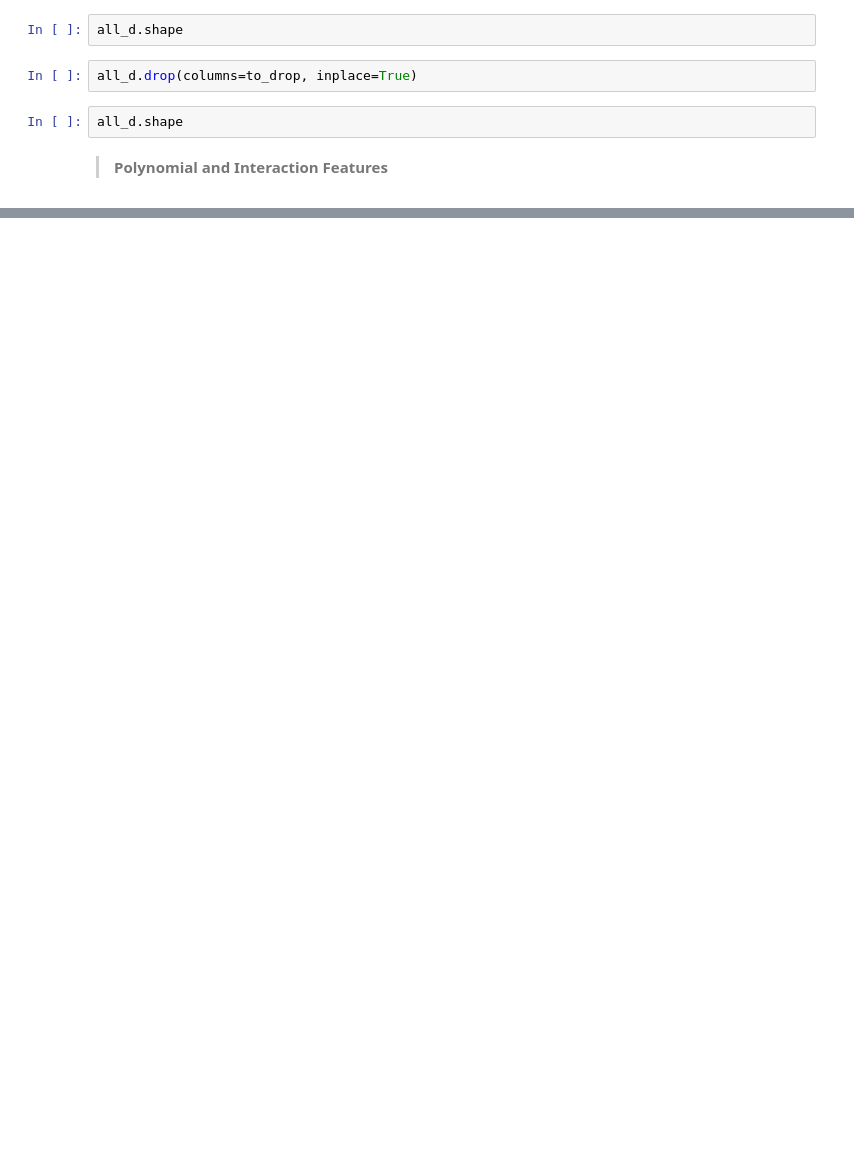
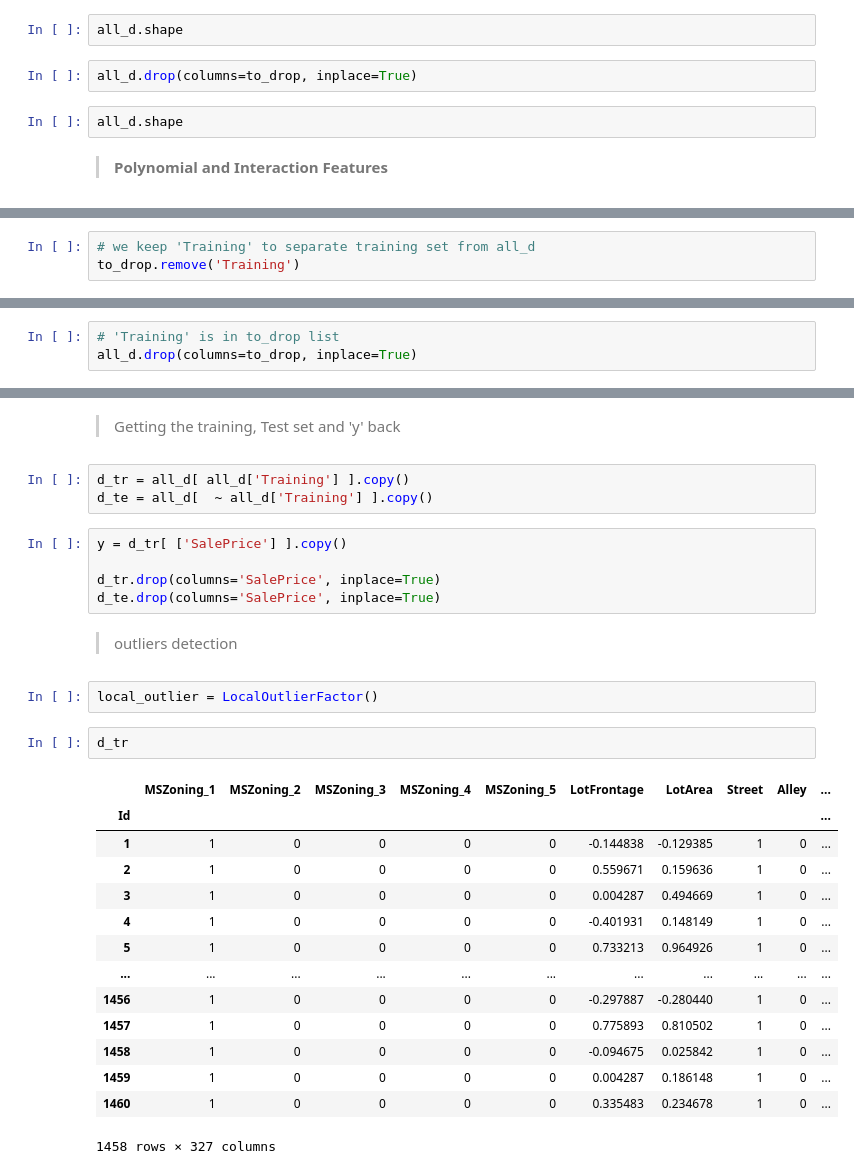
Before and after one commit to antirrabia/Data-Mining, a Jupyter notebook: notebooks/HousePrices(Final).ipynb, the cells around one changed output, grey strips where cells are left out. Drawn from its saved outputs; the diff is of its cells as text; blank space fills up the shorter version.

```diff
--- a/notebooks/HousePrices(Final).ipynb
+++ b/notebooks/HousePrices(Final).ipynb
@@ -742,0 +786,3 @@ len(numbers_col)
+# %%
+# we keep 'Training' to separate training set from all_d
+to_drop.remove('Training')
@@ -742,0 +793,3 @@ len(numbers_col)
+# %%
+# 'Training' is in to_drop list
+all_d.drop(columns=to_drop, inplace=True)
@@ -742,0 +800,31 @@ len(numbers_col)
+# %% [markdown]
+> Getting the training, Test set and 'y' back
+# %%
+d_tr = all_d[ all_d['Training'] ].copy()
+d_te = all_d[  ~ all_d['Training'] ].copy()
+# %%
+y = d_tr[ ['SalePrice'] ].copy()
+
+d_tr.drop(columns='SalePrice', inplace=True)
+d_te.drop(columns='SalePrice', inplace=True)
+# %% [markdown]
+> outliers detection
+# %%
+local_outlier = LocalOutlierFactor()
+# %%
+d_tr
+# %% [output]
+|  | MSZoning_1 | MSZoning_2 | MSZoning_3 | MSZoning_4 | MSZoning_5 | LotFrontage | LotArea | Street | Alley | ... |
+| Id |  |  |  |  |  |  |  |  |  | ... |
+| 1 | 1 | 0 | 0 | 0 | 0 | -0.144838 | -0.129385 | 1 | 0 | ... |
+| 2 | 1 | 0 | 0 | 0 | 0 | 0.559671 | 0.159636 | 1 | 0 | ... |
+| 3 | 1 | 0 | 0 | 0 | 0 | 0.004287 | 0.494669 | 1 | 0 | ... |
+| 4 | 1 | 0 | 0 | 0 | 0 | -0.401931 | 0.148149 | 1 | 0 | ... |
+| 5 | 1 | 0 | 0 | 0 | 0 | 0.733213 | 0.964926 | 1 | 0 | ... |
+| ... | ... | ... | ... | ... | ... | ... | ... | ... | ... | ... |
+| 1456 | 1 | 0 | 0 | 0 | 0 | -0.297887 | -0.280440 | 1 | 0 | ... |
+| 1457 | 1 | 0 | 0 | 0 | 0 | 0.775893 | 0.810502 | 1 | 0 | ... |
+| 1458 | 1 | 0 | 0 | 0 | 0 | -0.094675 | 0.025842 | 1 | 0 | ... |
+| 1459 | 1 | 0 | 0 | 0 | 0 | 0.004287 | 0.186148 | 1 | 0 | ... |
+| 1460 | 1 | 0 | 0 | 0 | 0 | 0.335483 | 0.234678 | 1 | 0 | ... |
+1458 rows × 327 columns
```
Also changed, not shown: parts of 29 cells of this notebook.
